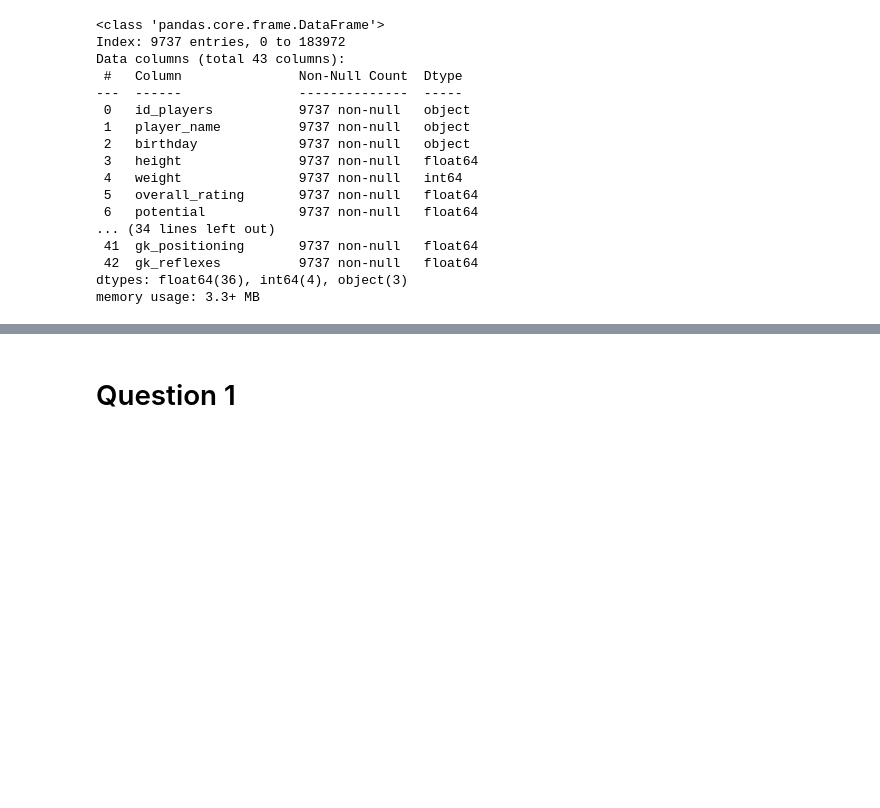
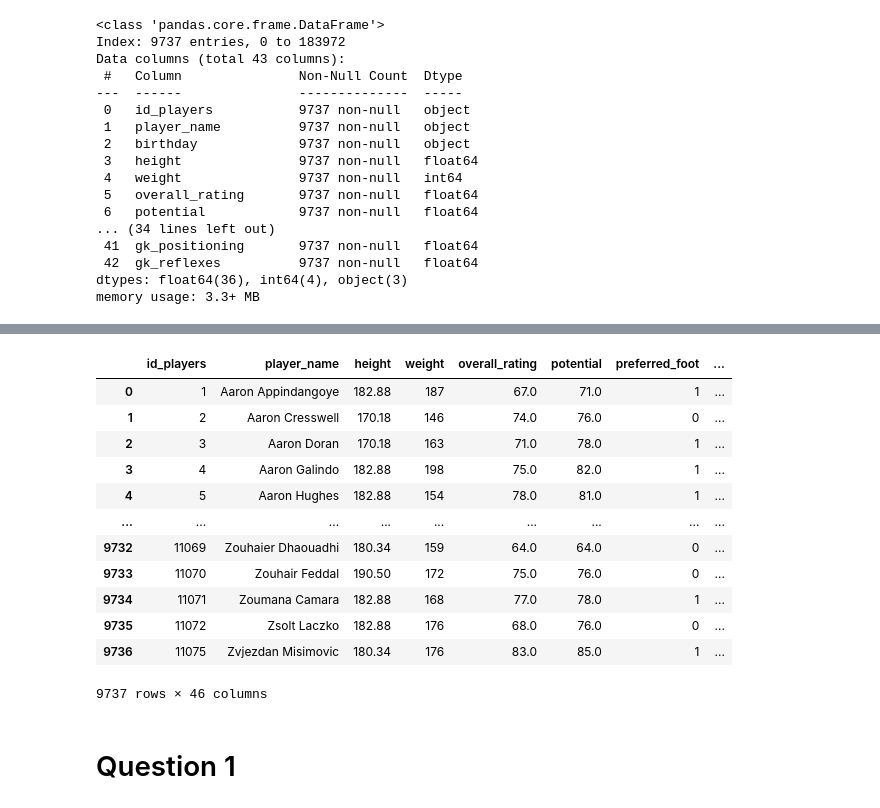
Before and after one commit to falba3/AdvancedDataAnalytics, a Jupyter notebook: notebooks/franco_questions3_5_6.ipynb, the cells around one changed output, grey strips where cells are left out. Drawn from its saved outputs; the diff is of its cells as text; code cells hidden in the pictures; blank space fills up the shorter version.

```diff
--- a/notebooks/franco_questions3_5_6.ipynb
+++ b/notebooks/franco_questions3_5_6.ipynb
@@ -209,3 +241,19 @@ len(positions)
+# %%
+pd.read_csv('../data/cleaned_players_2.csv')
+# %% [output]
+|  | id_players | player_name | height | weight | overall_rating | potential | preferred_foot | ... |
+| 0 | 1 | Aaron Appindangoye | 182.88 | 187 | 67.0 | 71.0 | 1 | ... |
+| 1 | 2 | Aaron Cresswell | 170.18 | 146 | 74.0 | 76.0 | 0 | ... |
+| 2 | 3 | Aaron Doran | 170.18 | 163 | 71.0 | 78.0 | 1 | ... |
+| 3 | 4 | Aaron Galindo | 182.88 | 198 | 75.0 | 82.0 | 1 | ... |
+| 4 | 5 | Aaron Hughes | 182.88 | 154 | 78.0 | 81.0 | 1 | ... |
+| ... | ... | ... | ... | ... | ... | ... | ... | ... |
+| 9732 | 11069 | Zouhaier Dhaouadhi | 180.34 | 159 | 64.0 | 64.0 | 0 | ... |
+| 9733 | 11070 | Zouhair Feddal | 190.50 | 172 | 75.0 | 76.0 | 0 | ... |
+| 9734 | 11071 | Zoumana Camara | 182.88 | 168 | 77.0 | 78.0 | 1 | ... |
+| 9735 | 11072 | Zsolt Laczko | 182.88 | 176 | 68.0 | 76.0 | 0 | ... |
+| 9736 | 11075 | Zvjezdan Misimovic | 180.34 | 176 | 83.0 | 85.0 | 1 | ... |
+9737 rows × 46 columns
 # %% [markdown]
 # Question 1
 # %% [markdown]
```
Also changed, not shown: parts of 9 cells of this notebook, 1 other file.
